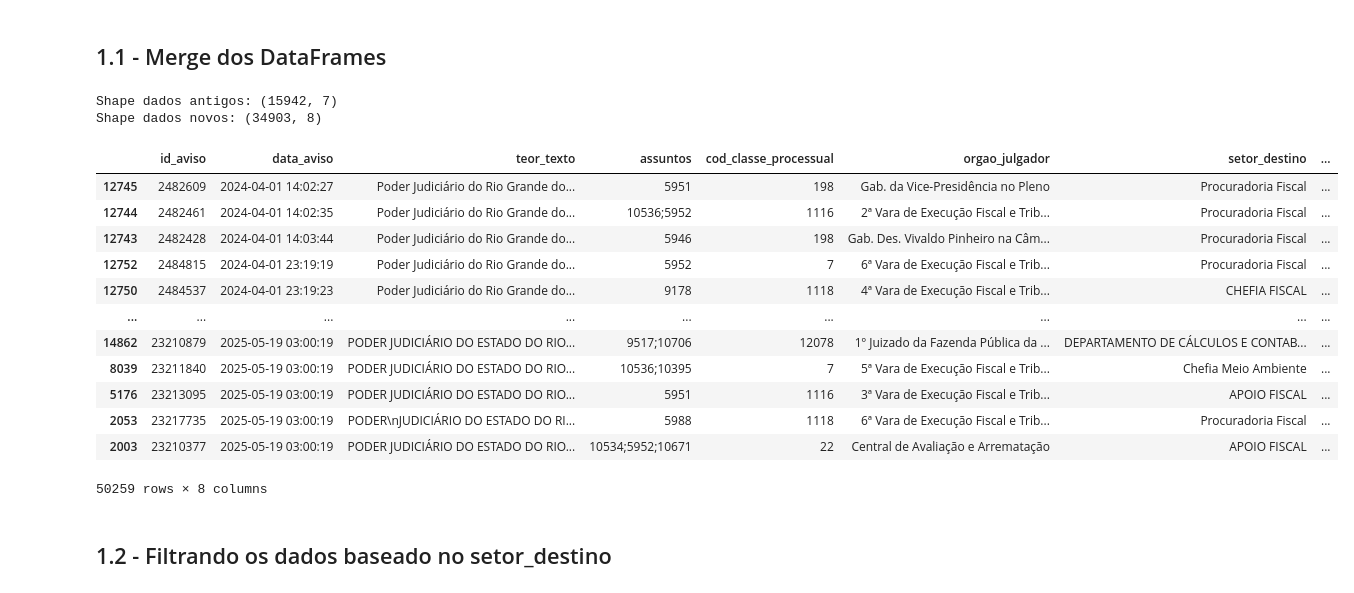
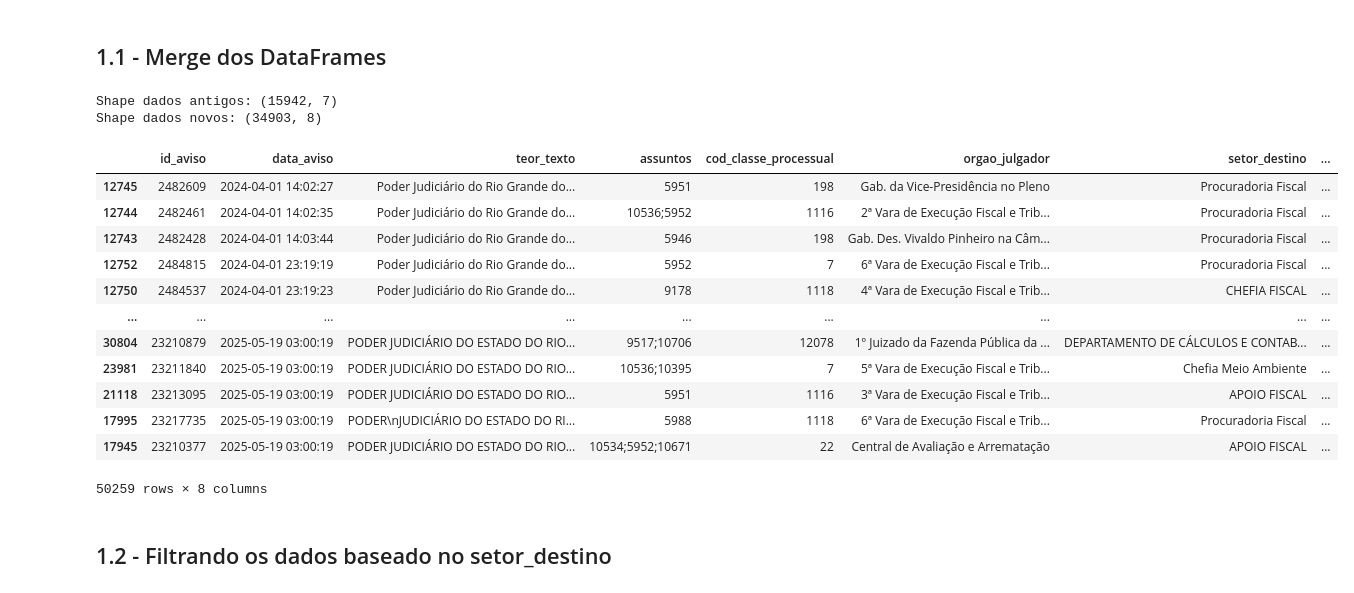
Before and after one commit to Esdras-Daniel/pgm-dataanalysis, a Jupyter notebook: 006_new_classificator_metadata.ipynb, the cells around one changed output. Drawn from its saved outputs; the diff is of its cells as text; code cells hidden in the pictures.

```diff
--- a/006_new_classificator_metadata.ipynb
+++ b/006_new_classificator_metadata.ipynb
@@ -27,28 +27,28 @@ dados_antigos_filtered.rename(columns={
 # %%
 print(f'Shape dados antigos: {dados_antigos_filtered.shape}')
 print(f'Shape dados novos: {dados_novos_janeiro_maio.shape}')
 
-df_merged = pd.concat([dados_antigos_filtered, dados_novos_janeiro_maio])
+df_merged = pd.concat([dados_antigos_filtered, dados_novos_janeiro_maio]).reset_index(drop=True)
 
 # Filtrando apenas as linhas com setor_destino válido
 df_merged = df_merged[df_merged['setor_destino'].notna()].copy()
 
 df_merged.sort_values(by='data_aviso')
 # %% [output]
 Shape dados antigos: (15942, 7)
 Shape dados novos: (34903, 8)
 |  | id_aviso | data_aviso | teor_texto | assuntos | cod_classe_processual | orgao_julgador | setor_destino | ... |
 | 12745 | 2482609 | 2024-04-01 14:02:27 | Poder Judiciário do Rio Grande do... | 5951 | 198 | Gab. da Vice-Presidência no Pleno | Procuradoria Fiscal | ... |
 | 12744 | 2482461 | 2024-04-01 14:02:35 | Poder Judiciário do Rio Grande do... | 10536;5952 | 1116 | 2ª Vara de Execução Fiscal e Trib... | Procuradoria Fiscal | ... |
 | 12743 | 2482428 | 2024-04-01 14:03:44 | Poder Judiciário do Rio Grande do... | 5946 | 198 | Gab. Des. Vivaldo Pinheiro na Câm... | Procuradoria Fiscal | ... |
 | 12752 | 2484815 | 2024-04-01 23:19:19 | Poder Judiciário do Rio Grande do... | 5952 | 7 | 6ª Vara de Execução Fiscal e Trib... | Procuradoria Fiscal | ... |
 | 12750 | 2484537 | 2024-04-01 23:19:23 | Poder Judiciário do Rio Grande do... | 9178 | 1118 | 4ª Vara de Execução Fiscal e Trib... | CHEFIA FISCAL | ... |
 | ... | ... | ... | ... | ... | ... | ... | ... | ... |
-| 14862 | 23210879 | 2025-05-19 03:00:19 | PODER JUDICIÁRIO DO ESTADO DO RIO... | 9517;10706 | 12078 | 1º Juizado da Fazenda Pública da ... | DEPARTAMENTO DE CÁLCULOS E CONTAB... | ... |
-| 8039 | 23211840 | 2025-05-19 03:00:19 | PODER JUDICIÁRIO DO ESTADO DO RIO... | 10536;10395 | 7 | 5ª Vara de Execução Fiscal e Trib... | Chefia Meio Ambiente | ... |
-| 5176 | 23213095 | 2025-05-19 03:00:19 | PODER JUDICIÁRIO DO ESTADO DO RIO... | 5951 | 1116 | 3ª Vara de Execução Fiscal e Trib... | APOIO FISCAL | ... |
-| 2053 | 23217735 | 2025-05-19 03:00:19 | PODER\nJUDICIÁRIO DO ESTADO DO RI... | 5988 | 1118 | 6ª Vara de Execução Fiscal e Trib... | Procuradoria Fiscal | ... |
-| 2003 | 23210377 | 2025-05-19 03:00:19 | PODER JUDICIÁRIO DO ESTADO DO RIO... | 10534;5952;10671 | 22 | Central de Avaliação e Arrematação | APOIO FISCAL | ... |
+| 30804 | 23210879 | 2025-05-19 03:00:19 | PODER JUDICIÁRIO DO ESTADO DO RIO... | 9517;10706 | 12078 | 1º Juizado da Fazenda Pública da ... | DEPARTAMENTO DE CÁLCULOS E CONTAB... | ... |
+| 23981 | 23211840 | 2025-05-19 03:00:19 | PODER JUDICIÁRIO DO ESTADO DO RIO... | 10536;10395 | 7 | 5ª Vara de Execução Fiscal e Trib... | Chefia Meio Ambiente | ... |
+| 21118 | 23213095 | 2025-05-19 03:00:19 | PODER JUDICIÁRIO DO ESTADO DO RIO... | 5951 | 1116 | 3ª Vara de Execução Fiscal e Trib... | APOIO FISCAL | ... |
+| 17995 | 23217735 | 2025-05-19 03:00:19 | PODER\nJUDICIÁRIO DO ESTADO DO RI... | 5988 | 1118 | 6ª Vara de Execução Fiscal e Trib... | Procuradoria Fiscal | ... |
+| 17945 | 23210377 | 2025-05-19 03:00:19 | PODER JUDICIÁRIO DO ESTADO DO RIO... | 10534;5952;10671 | 22 | Central de Avaliação e Arrematação | APOIO FISCAL | ... |
 50259 rows × 8 columns
 # %% [markdown]
 ## 1.2 - Filtrando os dados baseado no setor_destino
```
Also changed, not shown: parts of 44 cells of this notebook, 1 other file.
